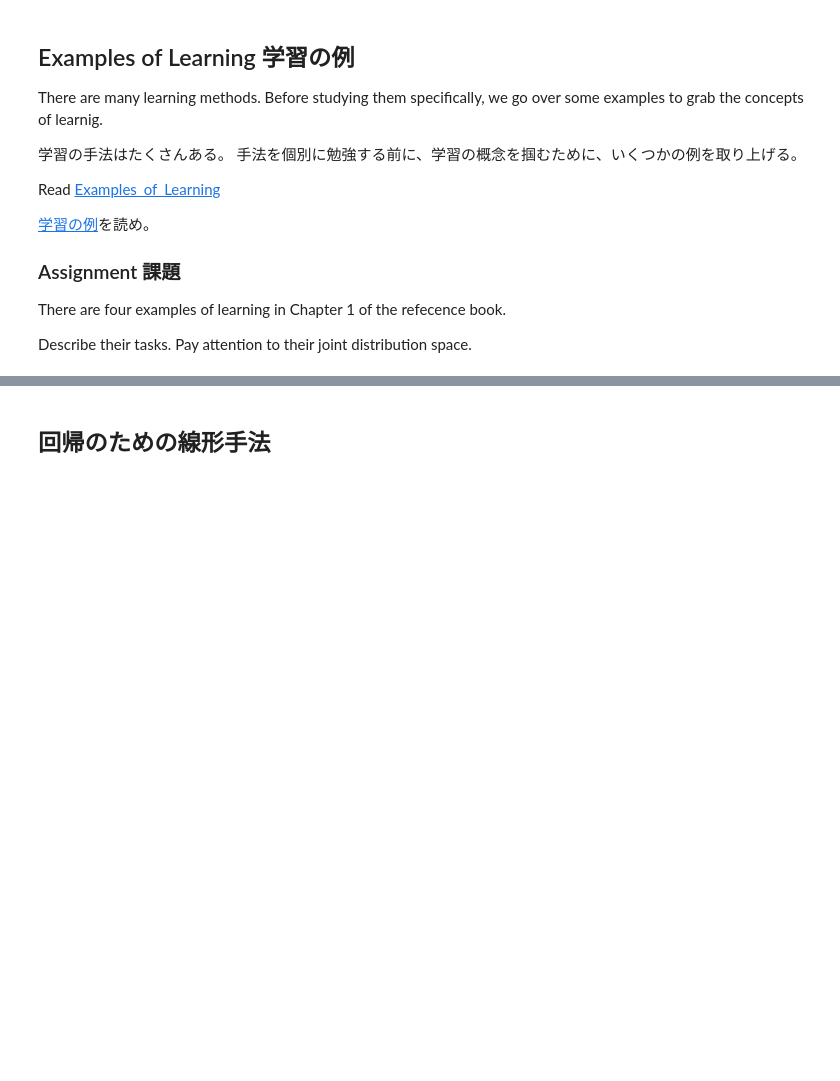
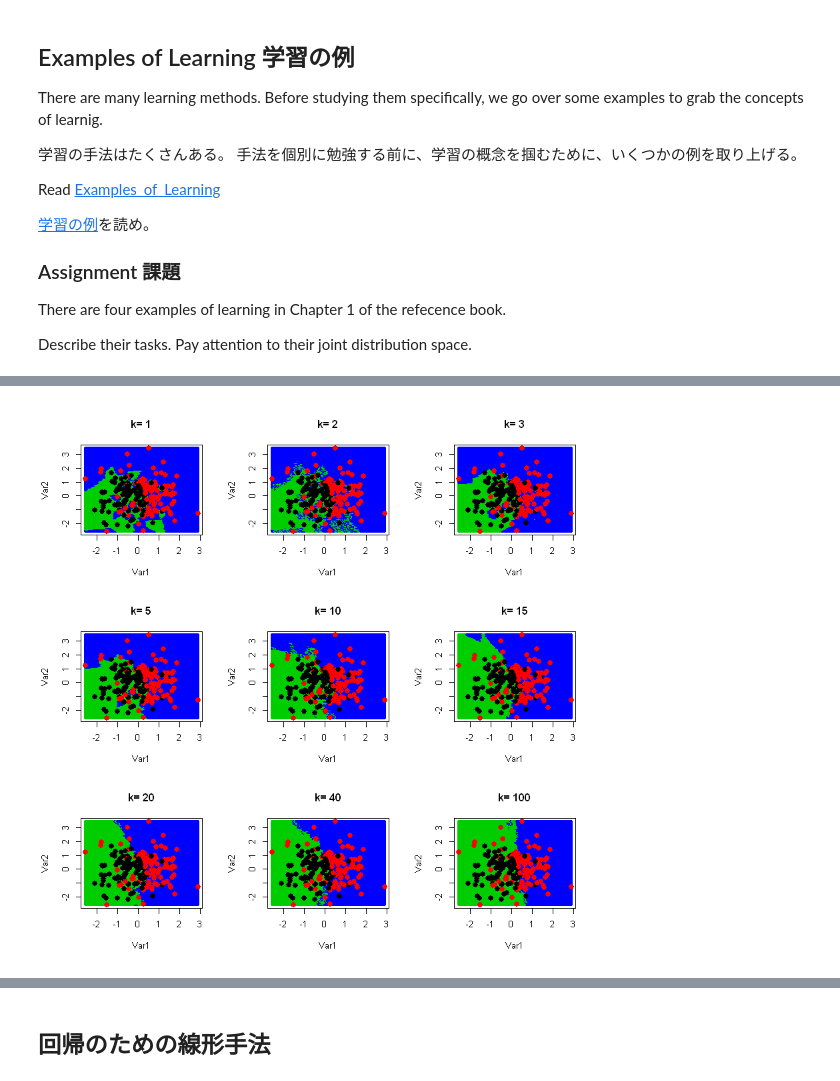
Before and after one commit to ryamada22/JD_lectures, a Jupyter notebook: strings/Statistical_Learning_Basics_A.ipynb, the cells around one changed output, grey strips where cells are left out. Cells and saved outputs as stored; diff of their text form; code cells hidden in the pictures; blank space fills up the shorter version.

```diff
--- a/strings/Statistical_Learning_Basics_A.ipynb
+++ b/strings/Statistical_Learning_Basics_A.ipynb
@@ -63,0 +148,14 @@ See [Parametric vs. Non-parametric](../cells/Parametric_vs_Nonparametric.ipynb)
+# %%
+library(class)
+ks <- c(1,2,3,5,10,15,20,40,100)
+par(mfrow=c(3,3))
+for(i in 1:9){
+    knn.out <- knn(x,x., gr, k = ks[i], prob=TRUE)
+    #str(knn.out)
+
+    plot(x.,col=as.numeric(knn.out)+2,pch=20,main = paste("k=",ks[i]))
+    points(x,col=gr+1,pch=20,cex=2)
+}
+par(mfcol=c(1,1))
+# %% [output]
+[figure, added]
```
Also changed, not shown: parts of 18 cells of this notebook, 1 other file.
